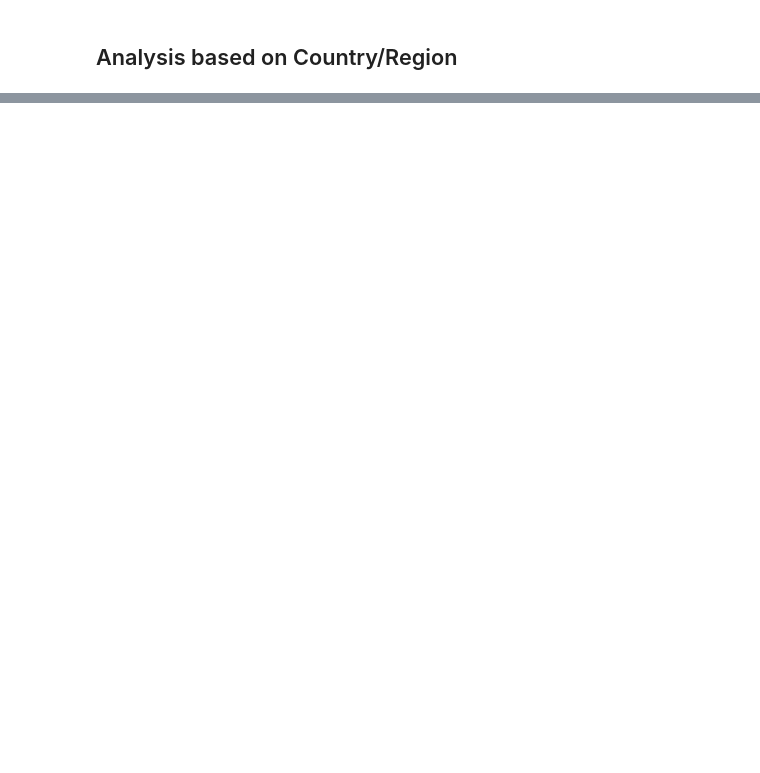
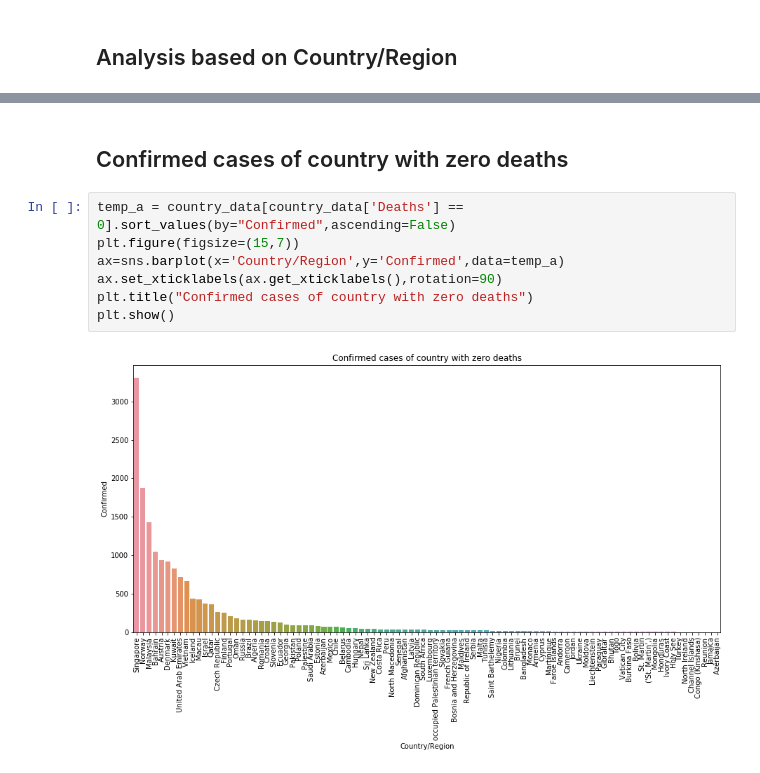
Before and after one commit to Maunish-dave/corona_research, a Jupyter notebook: Corona Virus Research.ipynb, the cells around one changed output, grey strips where cells are left out. Saved outputs shown, nothing was run; the diff lists cells and outputs as text; blank space fills up the shorter version.

```diff
--- a/Corona Virus Research.ipynb
+++ b/Corona Virus Research.ipynb
@@ -78,0 +92,11 @@ temp_c.style.background_gradient(cmap='Reds')
+# %% [markdown]
+## Confirmed cases of country with zero deaths
+# %%
+temp_a = country_data[country_data['Deaths'] == 0].sort_values(by="Confirmed",ascending=False)
+plt.figure(figsize=(15,7))
+ax=sns.barplot(x='Country/Region',y='Confirmed',data=temp_a)
+ax.set_xticklabels(ax.get_xticklabels(),rotation=90)
+plt.title("Confirmed cases of country with zero deaths")
+plt.show()
+# %% [output]
+[figure, added]
```
Also changed, not shown: parts of 16 cells of this notebook.
